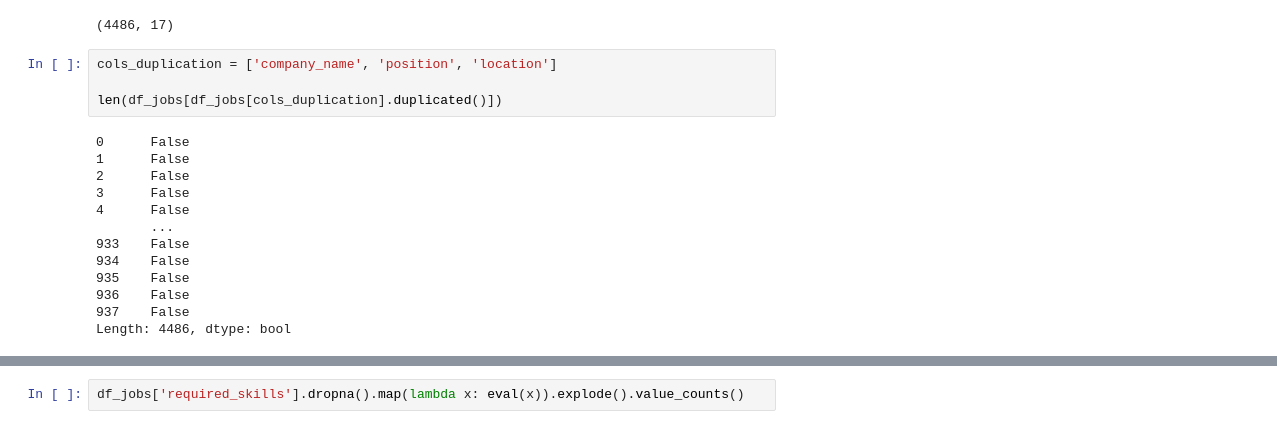
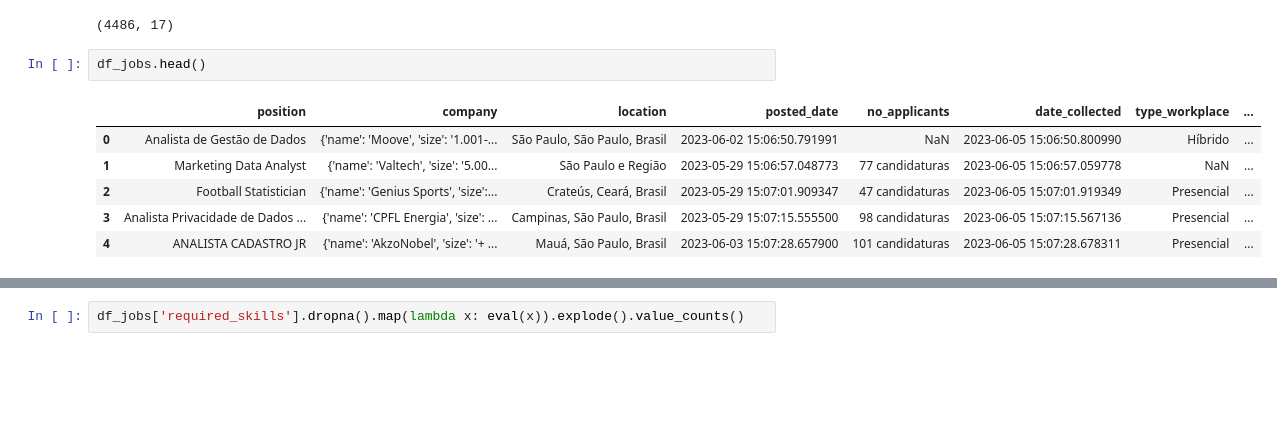
Before and after one commit to alexaiung/Data-Analytics-Job-Tendencies, a Jupyter notebook: job_analysis.ipynb, the cells around one changed output, grey strips where cells are left out. Saved outputs shown, nothing was run; the diff lists cells and outputs as text; blank space fills up the shorter version.

```diff
--- a/job_analysis.ipynb
+++ b/job_analysis.ipynb
@@ -15,20 +59,12 @@ for job in os.listdir('data'):
 df_jobs.shape
 # %% [output]
 (4486, 17)
-# %%
-cols_duplication = ['company_name', 'position', 'location']
-
-len(df_jobs[df_jobs[cols_duplication].duplicated()])
-# %% [output]
-0      False
-1      False
-2      False
-3      False
-4      False
-       ...
-933    False
-934    False
-935    False
-936    False
-937    False
-Length: 4486, dtype: bool
+# %%
+df_jobs.head()
+# %% [output]
+|  | position | company | location | posted_date | no_applicants | date_collected | type_workplace | ... |
+| 0 | Analista de Gestão de Dados | {'name': 'Moove', 'size': '1.001-... | São Paulo, São Paulo, Brasil | 2023-06-02 15:06:50.791991 | NaN | 2023-06-05 15:06:50.800990 | Híbrido | ... |
+| 1 | Marketing Data Analyst | {'name': 'Valtech', 'size': '5.00... | São Paulo e Região | 2023-05-29 15:06:57.048773 | 77 candidaturas | 2023-06-05 15:06:57.059778 | NaN | ... |
+| 2 | Football Statistician | {'name': 'Genius Sports', 'size':... | Crateús, Ceará, Brasil | 2023-05-29 15:07:01.909347 | 47 candidaturas | 2023-06-05 15:07:01.919349 | Presencial | ... |
+| 3 | ­­­Analista Privacidade de Dados ... | {'name': 'CPFL Energia', 'size': ... | Campinas, São Paulo, Brasil | 2023-05-29 15:07:15.555500 | 98 candidaturas | 2023-06-05 15:07:15.567136 | Presencial | ... |
+| 4 | ANALISTA CADASTRO JR | {'name': 'AkzoNobel', 'size': '+ ... | Mauá, São Paulo, Brasil | 2023-06-03 15:07:28.657900 | 101 candidaturas | 2023-06-05 15:07:28.678311 | Presencial | ... |
```
Also changed, not shown: parts of 31 cells of this notebook.
